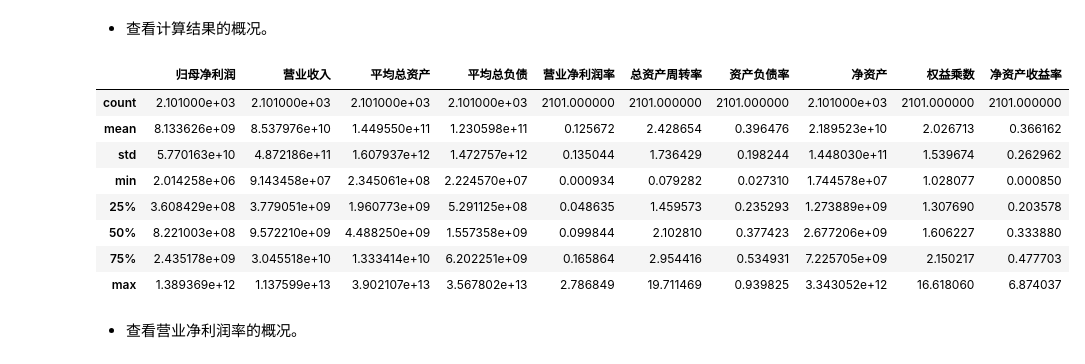
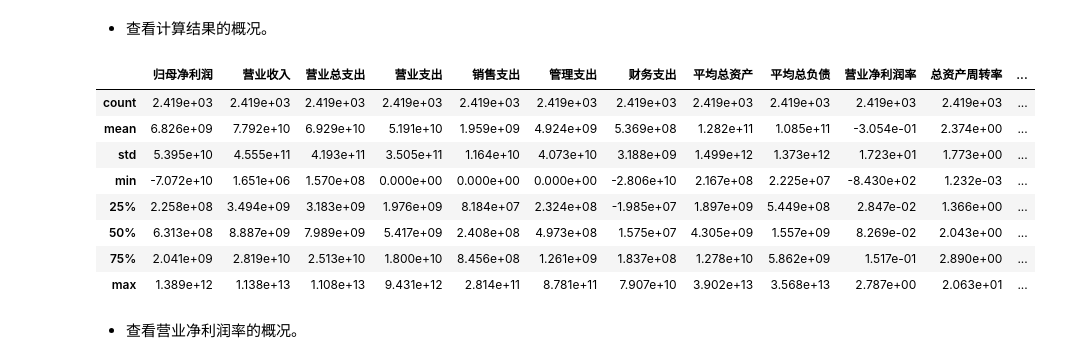
Before and after one commit to TheVeryDarkness/cs410, a Jupyter notebook: 2/2.ipynb, the cells around one changed output. Drawn from its saved outputs; the diff is of its cells as text; code cells hidden in the pictures.

```diff
--- a/2/2.ipynb
+++ b/2/2.ipynb
@@ -56,6 +56,7 @@ class DataLoader:
     stock_zcfz_em_df: pd.DataFrame
     stock_lrb_em_df: pd.DataFrame
     stock_xjll_em_df: pd.DataFrame
+    stock_yjbb_em_df: pd.DataFrame
 
     def __init__(self, date: str):
         self.load_data(date)
@@ -65,12 +66,11 @@ class DataLoader:
         '''
         Load DataFrame from local file, if the file does not exist, call getter to get the data.
         '''
+        # 使用 pickle 格式保存数据以保证类型的准确和减少加载时间
         if not path.exists(p):
             df = getter()
             df.set_index("股票代码", inplace=True)
             df.to_pickle(p)
-        # 如果我们不使用pd.read_json，而是直接使用pd.read_csv，会导致数据类型不一致
-        # 例如，有的列是int，有的列是float
         return pd.read_pickle(p)
 
     def load_data(self, date: str):
@@ -88,6 +88,10 @@ class DataLoader:
             DIR / f"stock_xjll_em-{date}.pkl",
             lambda: ak.stock_xjll_em(date=date)
         )
+        self.stock_yjbb_em_df = self.load_df(
+            DIR / f"stock_yjbb_em-{date}.pkl",
+            lambda: ak.stock_yjbb_em(date=date)
+        )
 # %% [markdown]
 - 读取财务数据，并查看可用的信息。
 # %%
@@ -162,11 +166,0 @@ print(len(list_codes))
-# %%
-profits = pd.DataFrame.from_dict({
-    date: data[date].stock_lrb_em_df.loc[list_codes, "净利润"]
-    for date in DATES
-}).sum(axis=1)
-gains = pd.DataFrame.from_dict({
-    date: data[date].stock_lrb_em_df.loc[list_codes, "营业总收入"]
-    for date in DATES
-}).sum(axis=1)
-print(profits.describe())
-print(gains.describe())
@@ -195,8 +267,13 @@ dtype: float64
 result = pd.DataFrame({
     '股票代码': list_codes,
     '股票简称': start.stock_zcfz_em_df.loc[list_codes, '股票简称'],
-    '归母净利润':  profits,
-    '营业收入': gains,
+    '归母净利润':  net_profits,
+    '营业收入': revenues,
+    "营业总支出": costs,
+    "营业支出": operating_expenses,
+    "销售支出": sales_expenses,
+    "管理支出": manage_expenses,
+    "财务支出": financial_expenses,
     '平均总资产': (start.stock_zcfz_em_df.loc[list_codes, '资产-总资产'] +
               end.stock_zcfz_em_df.loc[list_codes, '资产-总资产']) / 2,
     '平均总负债': (start.stock_zcfz_em_df.loc[list_codes, '负债-总负债'] +
@@ -235,5 +312,5 @@ result = result[result.loc[:, '净资产'] > 0]
 # %% [markdown]
 - 去除归母净利润为负的股票。
 # %%
-print(result[result.loc[:, '归母净利润'] <= 0])
-result = result[result.loc[:, '归母净利润'] > 0]
+# print(result[result.loc[:, '归母净利润'] <= 0])
+# result = result[result.loc[:, '归母净利润'] > 0]
@@ -258,17 +317,17 @@ result = result[result.loc[:, '归母净利润'] > 0]
 # %% [markdown]
 - 查看计算结果的概况。
 # %%
-result.describe()
+result.describe().style.format("{:.3e}")
 # %% [output]
-|  | 归母净利润 | 营业收入 | 平均总资产 | 平均总负债 | 营业净利润率 | 总资产周转率 | 资产负债率 | 净资产 | 权益乘数 | 净资产收益率 |
-| count | 2.101000e+03 | 2.101000e+03 | 2.101000e+03 | 2.101000e+03 | 2101.000000 | 2101.000000 | 2101.000000 | 2.101000e+03 | 2101.000000 | 2101.000000 |
-| mean | 8.133626e+09 | 8.537976e+10 | 1.449550e+11 | 1.230598e+11 | 0.125672 | 2.428654 | 0.396476 | 2.189523e+10 | 2.026713 | 0.366162 |
-| std | 5.770163e+10 | 4.872186e+11 | 1.607937e+12 | 1.472757e+12 | 0.135044 | 1.736429 | 0.198244 | 1.448030e+11 | 1.539674 | 0.262962 |
-| min | 2.014258e+06 | 9.143458e+07 | 2.345061e+08 | 2.224570e+07 | 0.000934 | 0.079282 | 0.027310 | 1.744578e+07 | 1.028077 | 0.000850 |
-| 25% | 3.608429e+08 | 3.779051e+09 | 1.960773e+09 | 5.291125e+08 | 0.048635 | 1.459573 | 0.235293 | 1.273889e+09 | 1.307690 | 0.203578 |
-| 50% | 8.221003e+08 | 9.572210e+09 | 4.488250e+09 | 1.557358e+09 | 0.099844 | 2.102810 | 0.377423 | 2.677206e+09 | 1.606227 | 0.333880 |
-| 75% | 2.435178e+09 | 3.045518e+10 | 1.333414e+10 | 6.202251e+09 | 0.165864 | 2.954416 | 0.534931 | 7.225705e+09 | 2.150217 | 0.477703 |
-| max | 1.389369e+12 | 1.137599e+13 | 3.902107e+13 | 3.567802e+13 | 2.786849 | 19.711469 | 0.939825 | 3.343052e+12 | 16.618060 | 6.874037 |
+|  | 归母净利润 | 营业收入 | 营业总支出 | 营业支出 | 销售支出 | 管理支出 | 财务支出 | 平均总资产 | 平均总负债 | 营业净利润率 | 总资产周转率 | ... |
+| count | 2.419e+03 | 2.419e+03 | 2.419e+03 | 2.419e+03 | 2.419e+03 | 2.419e+03 | 2.419e+03 | 2.419e+03 | 2.419e+03 | 2.419e+03 | 2.419e+03 | ... |
+| mean | 6.826e+09 | 7.792e+10 | 6.929e+10 | 5.191e+10 | 1.959e+09 | 4.924e+09 | 5.369e+08 | 1.282e+11 | 1.085e+11 | -3.054e-01 | 2.374e+00 | ... |
+| std | 5.395e+10 | 4.555e+11 | 4.193e+11 | 3.505e+11 | 1.164e+10 | 4.073e+10 | 3.188e+09 | 1.499e+12 | 1.373e+12 | 1.723e+01 | 1.773e+00 | ... |
+| min | -7.072e+10 | 1.651e+06 | 1.570e+08 | 0.000e+00 | 0.000e+00 | 0.000e+00 | -2.806e+10 | 2.167e+08 | 2.225e+07 | -8.430e+02 | 1.232e-03 | ... |
+| 25% | 2.258e+08 | 3.494e+09 | 3.183e+09 | 1.976e+09 | 8.184e+07 | 2.324e+08 | -1.985e+07 | 1.897e+09 | 5.449e+08 | 2.847e-02 | 1.366e+00 | ... |
+| 50% | 6.313e+08 | 8.887e+09 | 7.989e+09 | 5.417e+09 | 2.408e+08 | 4.973e+08 | 1.575e+07 | 4.305e+09 | 1.557e+09 | 8.269e-02 | 2.043e+00 | ... |
+| 75% | 2.041e+09 | 2.819e+10 | 2.513e+10 | 1.800e+10 | 8.456e+08 | 1.261e+09 | 1.837e+08 | 1.278e+10 | 5.862e+09 | 1.517e-01 | 2.890e+00 | ... |
+| max | 1.389e+12 | 1.138e+13 | 1.108e+13 | 9.431e+12 | 2.814e+11 | 8.781e+11 | 7.907e+10 | 3.902e+13 | 3.568e+13 | 2.787e+00 | 2.063e+01 | ... |
 # %% [markdown]
 - 查看营业净利润率的概况。
 # %%
```
Also changed, not shown: parts of 27 cells of this notebook, 5 other files.
